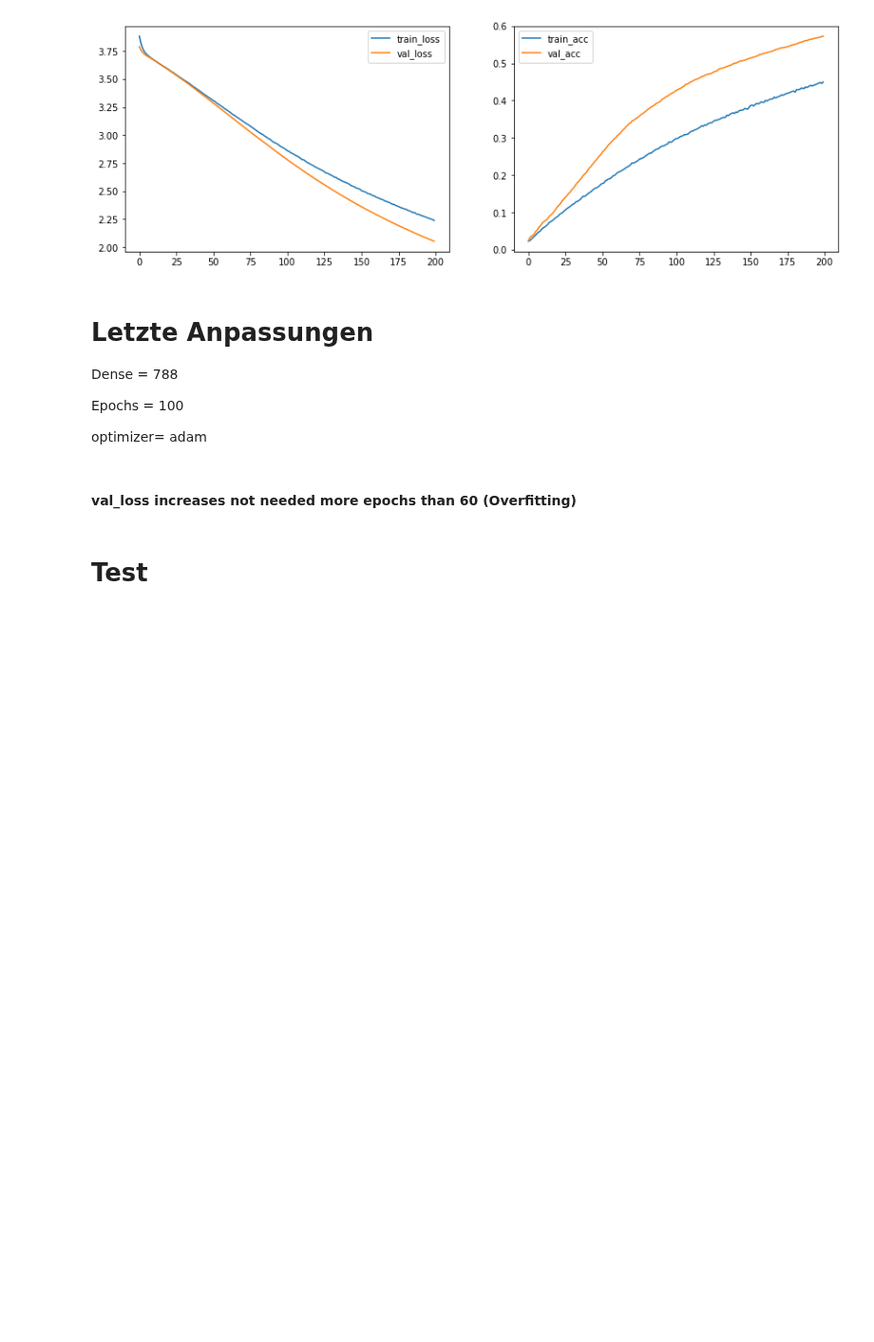
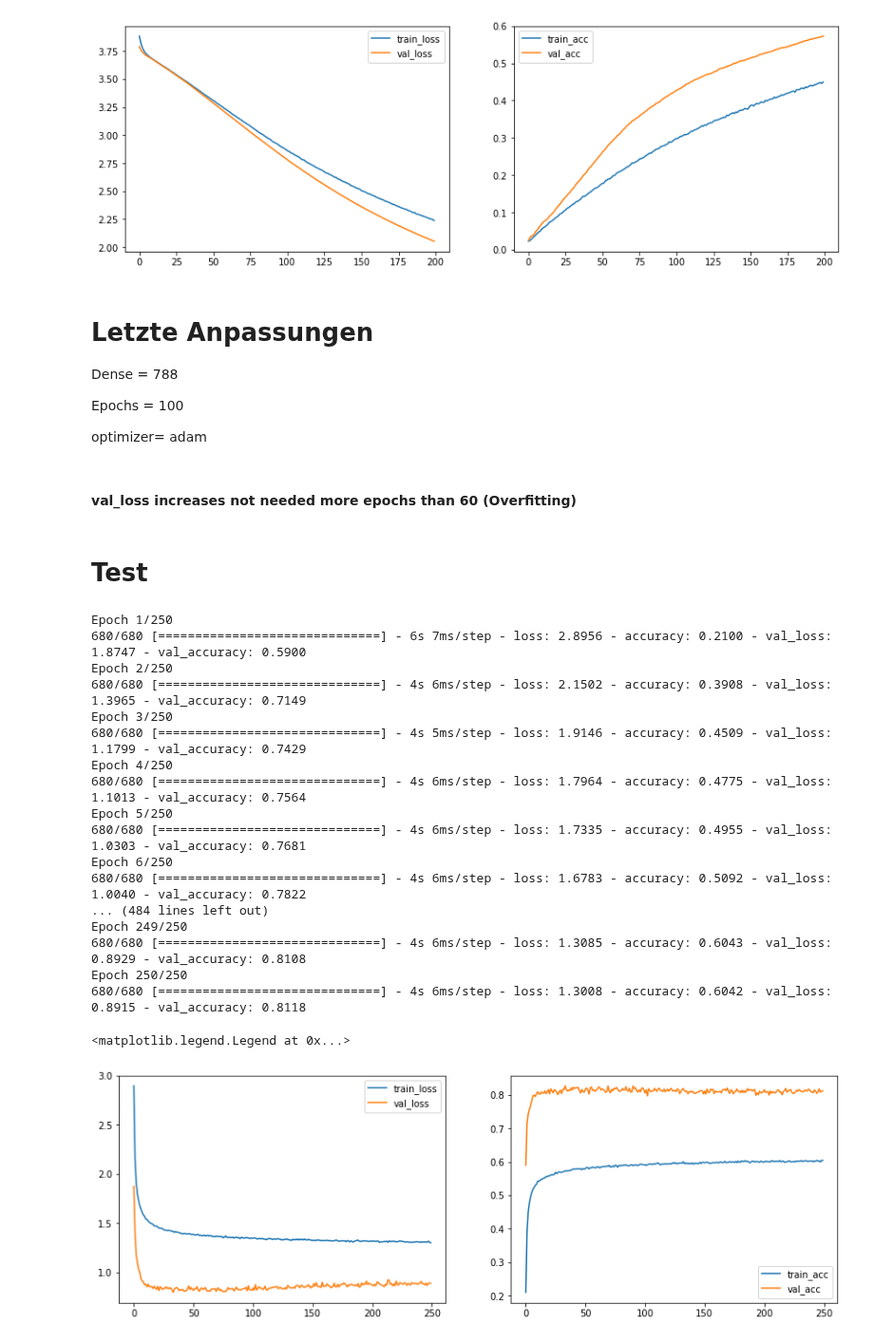
Before and after one commit to nmaaiken/neuro_modularbeit, a Jupyter notebook: 1_Hidden_Layer.ipynb, the cells around one changed output. Shown at 95% size. Saved outputs shown, nothing was run; the diff lists cells and outputs as text; code cells hidden in the pictures; blank space fills up the shorter version.

Commit message:
Folien Standard MLP 1 Hidden Layer + verbesserungen Aufgabe 1 Hidden Layer Standard MLP

```diff
--- a/1_Hidden_Layer.ipynb
+++ b/1_Hidden_Layer.ipynb
@@ -996,39 +998,59 @@ optimizer= adam
 # %%
 # Definition Topologie des Netzes
 three_layer_mlp_dropout_30 = Sequential()
-three_layer_mlp_dropout_30.add(Dense(100, activation ='relu', input_dim=1024))
+three_layer_mlp_dropout_30.add(Dense(180, activation ='relu', input_dim=1024))
 three_layer_mlp_dropout_30.add(Dropout(0.45))
 three_layer_mlp_dropout_30.add(Dense(43, activation='softmax'))
 
 #Lernprozess konfigurieren
 three_layer_mlp_dropout_30.compile(loss='categorical_crossentropy',
               optimizer='adam',
               metrics=['accuracy'])
 
 #Early Stopping implementieren -> Vermeidet Overfitting nach Anstieg z.B. von val_loss=0,02
 early_stopping = EarlyStopping(monitor="val_loss", min_delta=0.02, patience=12, verbose=1, restore_best_weights=True)
 
 # Modell trainieren
 three_layer_mlp_dropout_30_history = three_layer_mlp_dropout_30.fit(x_train_gray, y_train_gray,
-          epochs=150, #Anzahl Trainingsepochen
+          epochs=250, #Anzahl Trainingsepochen
           batch_size=128, #Batch-Size
           verbose=1,
           validation_data=(x_test_gray, y_test_gray),
-          #  callbacks=[early_stopping]
+          callbacks=[early_stopping]
 )
 #plt.plot(dnn_no_dropout_history.history['accuracy'], label='train_acc')
 #plt.plot(dnn_no_dropout_history.history['val_accuracy'], label='val_acc')
 plt.figure(figsize=(14,10))
 
 plt.subplot(221)
 plt.plot(three_layer_mlp_dropout_30_history.history['loss'], label='train_loss')
 plt.plot(three_layer_mlp_dropout_30_history.history['val_loss'], label='val_loss')
 plt.legend(['train_loss', 'val_loss'])
 
 plt.subplot(222)
 plt.plot(three_layer_mlp_dropout_30_history.history['accuracy'], label='train_acc')
 plt.plot(three_layer_mlp_dropout_30_history.history['val_accuracy'], label='val_acc')
 plt.legend(['train_acc', 'val_acc'])
+# %% [output]
+Epoch 1/250
+680/680 [==============================] - 6s 7ms/step - loss: 2.8956 - accuracy: 0.2100 - val_loss: 1.8747 - val_accuracy: 0.5900
+Epoch 2/250
+680/680 [==============================] - 4s 6ms/step - loss: 2.1502 - accuracy: 0.3908 - val_loss: 1.3965 - val_accuracy: 0.7149
+Epoch 3/250
+680/680 [==============================] - 4s 5ms/step - loss: 1.9146 - accuracy: 0.4509 - val_loss: 1.1799 - val_accuracy: 0.7429
+Epoch 4/250
+680/680 [==============================] - 4s 6ms/step - loss: 1.7964 - accuracy: 0.4775 - val_loss: 1.1013 - val_accuracy: 0.7564
+Epoch 5/250
+680/680 [==============================] - 4s 6ms/step - loss: 1.7335 - accuracy: 0.4955 - val_loss: 1.0303 - val_accuracy: 0.7681
+Epoch 6/250
+680/680 [==============================] - 4s 6ms/step - loss: 1.6783 - accuracy: 0.5092 - val_loss: 1.0040 - val_accuracy: 0.7822
+... (484 lines left out)
+Epoch 249/250
+680/680 [==============================] - 4s 6ms/step - loss: 1.3085 - accuracy: 0.6043 - val_loss: 0.8929 - val_accuracy: 0.8108
+Epoch 250/250
+680/680 [==============================] - 4s 6ms/step - loss: 1.3008 - accuracy: 0.6042 - val_loss: 0.8915 - val_accuracy: 0.8118
+<matplotlib.legend.Legend at 0x...>
+[figure, added]
 # %%
 # Definition Topologie des Netzes
 three_layer_mlp_dropout_30 = Sequential()
```
Also changed, not shown: parts of 3 cells of this notebook, 2 other files.
